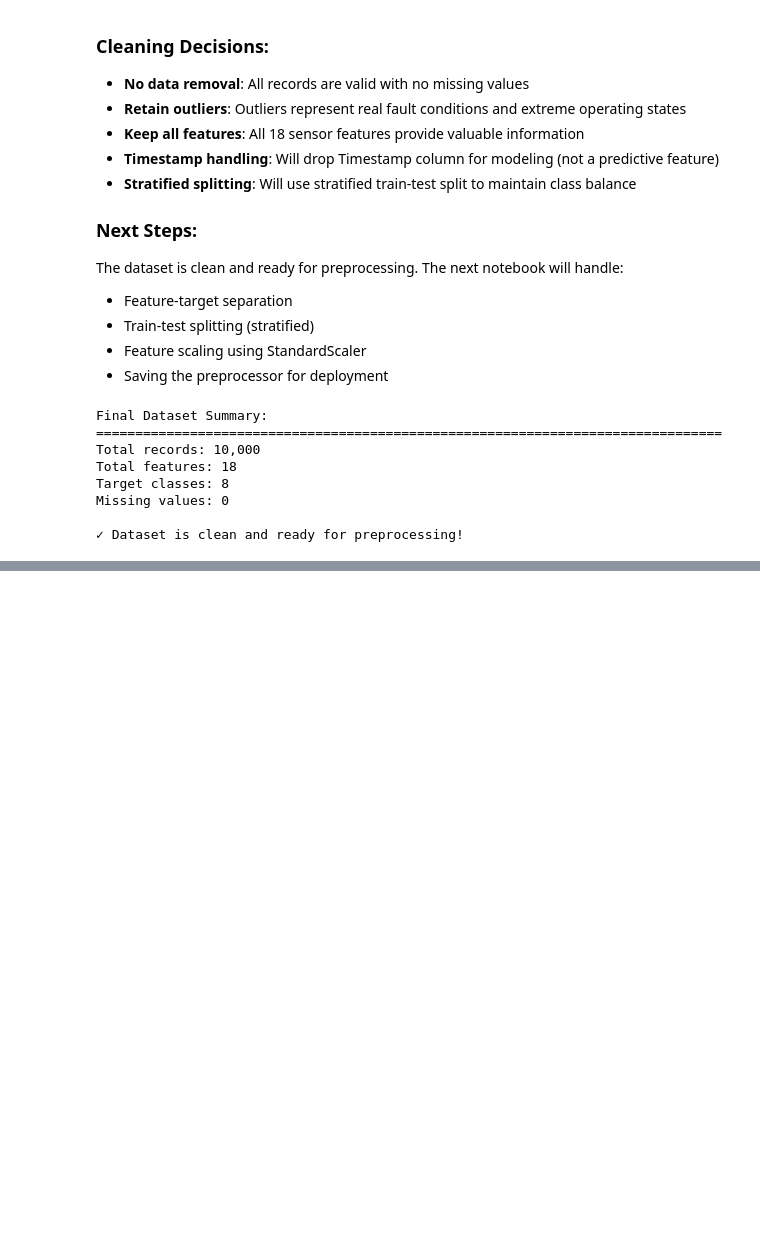
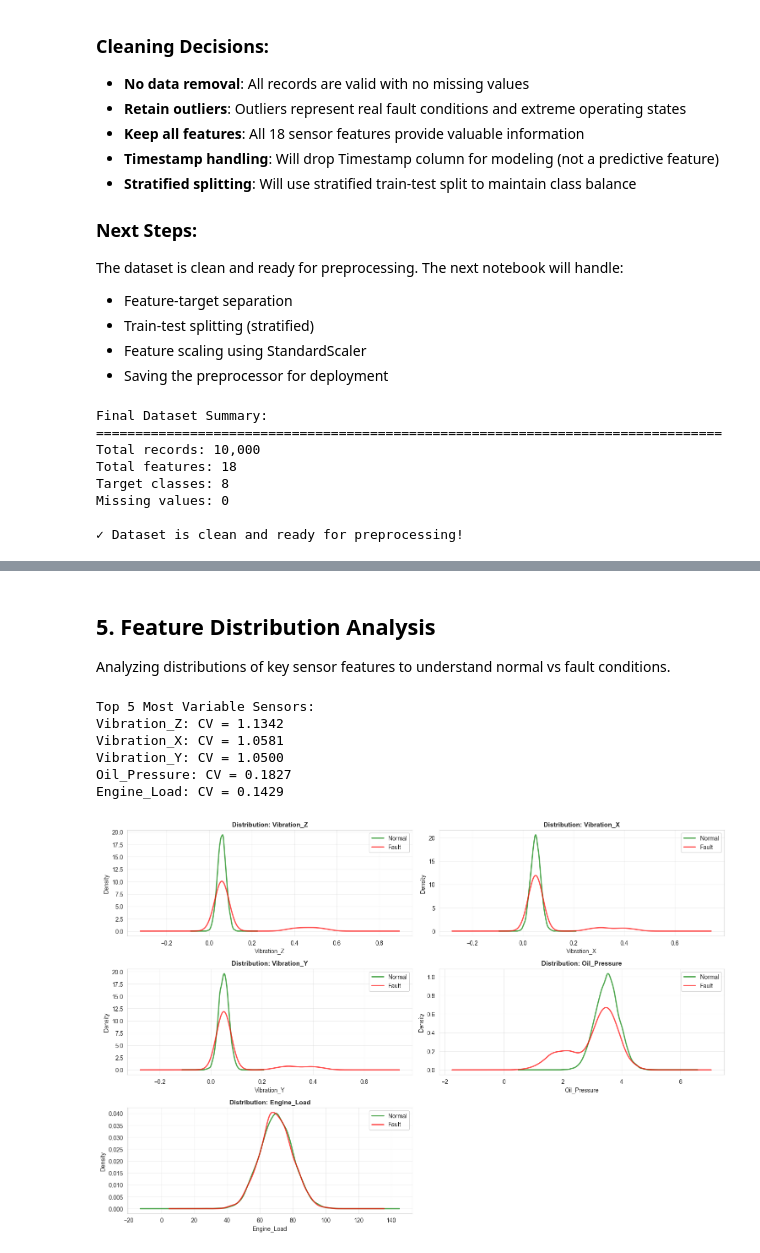
Before and after one commit to MrNahadi/AIMS, a Jupyter notebook: notebooks/01_Data_Exploration_Cleaning.ipynb, the cells around one changed output, grey strips where cells are left out. Cells and saved outputs as stored; diff of their text form; code cells hidden in the pictures; blank space fills up the shorter version.

```diff
--- a/notebooks/01_Data_Exploration_Cleaning.ipynb
+++ b/notebooks/01_Data_Exploration_Cleaning.ipynb
@@ -417,0 +480,67 @@ Missing values: 0
+# %% [markdown]
+## 5. Feature Distribution Analysis
+
+Analyzing distributions of key sensor features to understand normal vs fault conditions.
+# %%
+# Select top 5 most variable sensors for distribution analysis
+# Using coefficient of variation (std/mean) to identify most informative features
+sensor_features = ['Shaft_RPM', 'Engine_Load', 'Fuel_Flow', 'Air_Pressure', 'Ambient_Temp',
+                   'Oil_Temp', 'Oil_Pressure', 'Vibration_X', 'Vibration_Y', 'Vibration_Z',
+                   'Cylinder1_Pressure', 'Cylinder1_Exhaust_Temp', 'Cylinder2_Pressure',
+                   'Cylinder2_Exhaust_Temp', 'Cylinder3_Pressure', 'Cylinder3_Exhaust_Temp',
+                   'Cylinder4_Pressure', 'Cylinder4_Exhaust_Temp']
+
+# Calculate coefficient of variation for each sensor
+cv_scores = {}
+for feature in sensor_features:
+    mean_val = df[feature].mean()
+    std_val = df[feature].std()
+    cv_scores[feature] = std_val / mean_val if mean_val != 0 else 0
+
+# Get top 5 sensors with highest variation
+top_5_sensors = sorted(cv_scores.items(), key=lambda x: x[1], reverse=True)[:5]
+top_5_features = [sensor[0] for sensor in top_5_sensors]
+
+print('Top 5 Most Variable Sensors:')
+for sensor, cv in top_5_sensors:
+    print(f'{sensor}: CV = {cv:.4f}')
+# %% [output]
+Top 5 Most Variable Sensors:
+Vibration_Z: CV = 1.1342
+Vibration_X: CV = 1.0581
+Vibration_Y: CV = 1.0500
+Oil_Pressure: CV = 0.1827
+Engine_Load: CV = 0.1429
+# %%
+# Create distribution plots for top 5 sensors
+fig, axes = plt.subplots(3, 2, figsize=(15, 10))
+axes = axes.flatten()
+
+# Separate normal and fault conditions
+normal_data = df[df['Fault_Label'] == 0]
+fault_data = df[df['Fault_Label'] != 0]
+
+for idx, feature in enumerate(top_5_features):
+    ax = axes[idx]
+
+    # Plot KDE for normal conditions
+    normal_data[feature].plot(kind='kde', ax=ax, label='Normal',
+                               color='green', linewidth=2, alpha=0.7)
+
+    # Plot KDE for fault conditions
+    fault_data[feature].plot(kind='kde', ax=ax, label='Fault',
+                              color='red', linewidth=2, alpha=0.7)
+
+    ax.set_xlabel(feature, fontsize=10)
+    ax.set_ylabel('Density', fontsize=10)
+    ax.set_title(f'Distribution: {feature}', fontsize=11, fontweight='bold')
+    ax.legend(loc='best')
+    ax.grid(True, alpha=0.3)
+
+# Remove extra subplot
+fig.delaxes(axes[5])
+
+plt.tight_layout()
+plt.show()
+# %% [output]
+[figure, added]
```
Also changed, not shown: parts of 8 cells of this notebook, 23 other files.
